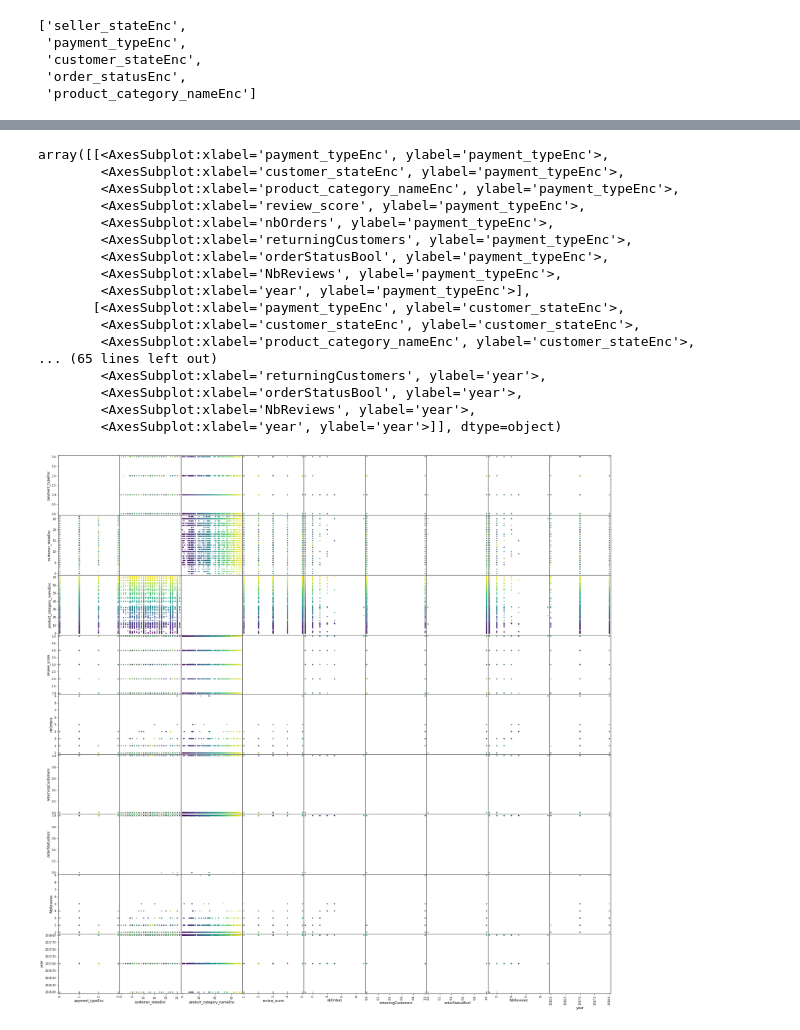
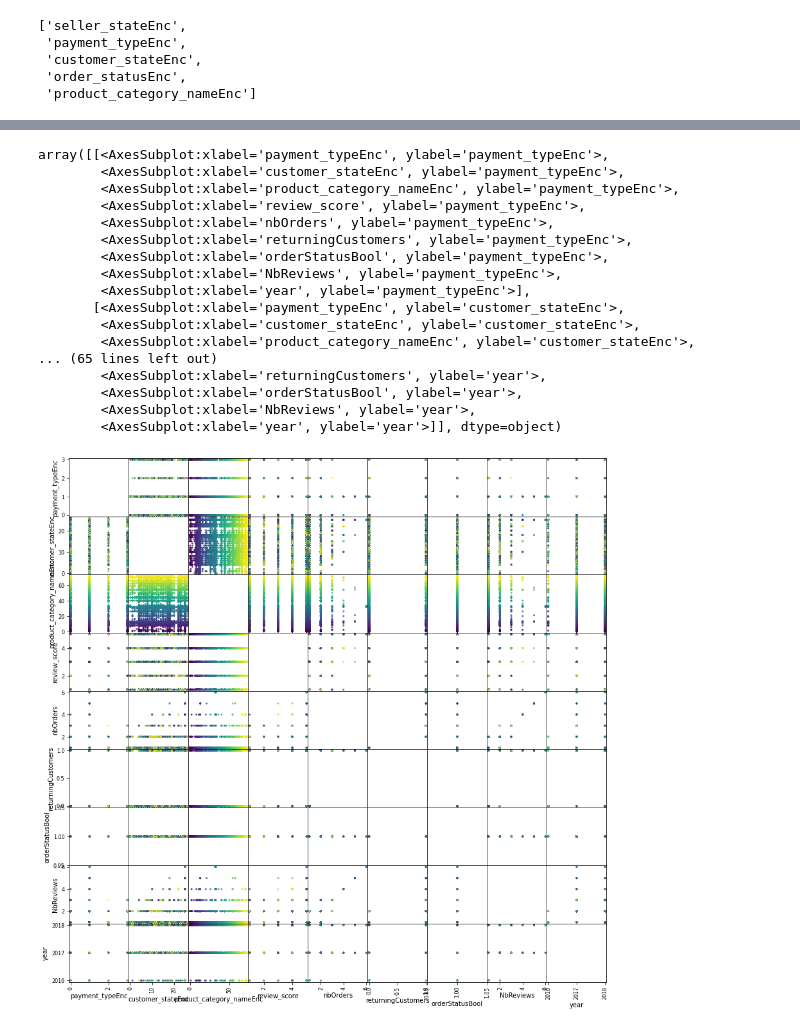
Before and after one commit to benMiniconi/OlistC, a Jupyter notebook: Projet Final/POLIST_01_notebookanalyse.ipynb, the cells around one changed output, grey strips where cells are left out. Drawn from its saved outputs; the diff is of its cells as text; code cells hidden in the pictures.

```diff
--- a/Projet Final/POLIST_01_notebookanalyse.ipynb
+++ b/Projet Final/POLIST_01_notebookanalyse.ipynb
@@ -470,6 +459 @@ filterC ['payment_typeEnc', 'customer_stateEnc', 'product_category_nameEnc', 're
-# %%
-mergedFrame1000 = mergedFrame1000.drop(columns=["review_comment_message", "review_comment_title"])
-
-mergedFrame1000.to_csv("../DataSet/engineeredFrame.csv", index=False, sep=";", decimal=".")
-moreThanOnePercentColumns.to_csv("../DataSet/filterFrame.csv", index=False, sep=";", decimal=".")
 # %% [markdown]
@@ -507,27 +476,27 @@ array([[<AxesSubplot:xlabel='payment_sequential', ylabel='payment_sequential'>,
 # %%
 frameCopy = mergedFrame1000.dropna().copy()
 pd.plotting.scatter_matrix(frameCopy.filter(items=filterC[0:9]),
                            alpha=0.8,
                            diagonal={"hist"},
                            grid=True,
                            c=frameCopy['product_category_nameEnc'].values,
-                           figsize=(30,30))
+                           figsize=(15,15))
 # %% [output]
 array([[<AxesSubplot:xlabel='payment_typeEnc', ylabel='payment_typeEnc'>,
         <AxesSubplot:xlabel='customer_stateEnc', ylabel='payment_typeEnc'>,
         <AxesSubplot:xlabel='product_category_nameEnc', ylabel='payment_typeEnc'>,
         <AxesSubplot:xlabel='review_score', ylabel='payment_typeEnc'>,
         <AxesSubplot:xlabel='nbOrders', ylabel='payment_typeEnc'>,
         <AxesSubplot:xlabel='returningCustomers', ylabel='payment_typeEnc'>,
         <AxesSubplot:xlabel='orderStatusBool', ylabel='payment_typeEnc'>,
         <AxesSubplot:xlabel='NbReviews', ylabel='payment_typeEnc'>,
         <AxesSubplot:xlabel='year', ylabel='payment_typeEnc'>],
        [<AxesSubplot:xlabel='payment_typeEnc', ylabel='customer_stateEnc'>,
         <AxesSubplot:xlabel='customer_stateEnc', ylabel='customer_stateEnc'>,
         <AxesSubplot:xlabel='product_category_nameEnc', ylabel='customer_stateEnc'>,
 ... (65 lines left out)
         <AxesSubplot:xlabel='returningCustomers', ylabel='year'>,
         <AxesSubplot:xlabel='orderStatusBool', ylabel='year'>,
         <AxesSubplot:xlabel='NbReviews', ylabel='year'>,
         <AxesSubplot:xlabel='year', ylabel='year'>]], dtype=object)
-[figure, old version]
+[figure, new version]
```
Also changed, not shown: parts of 41 cells of this notebook, 3 other files.
